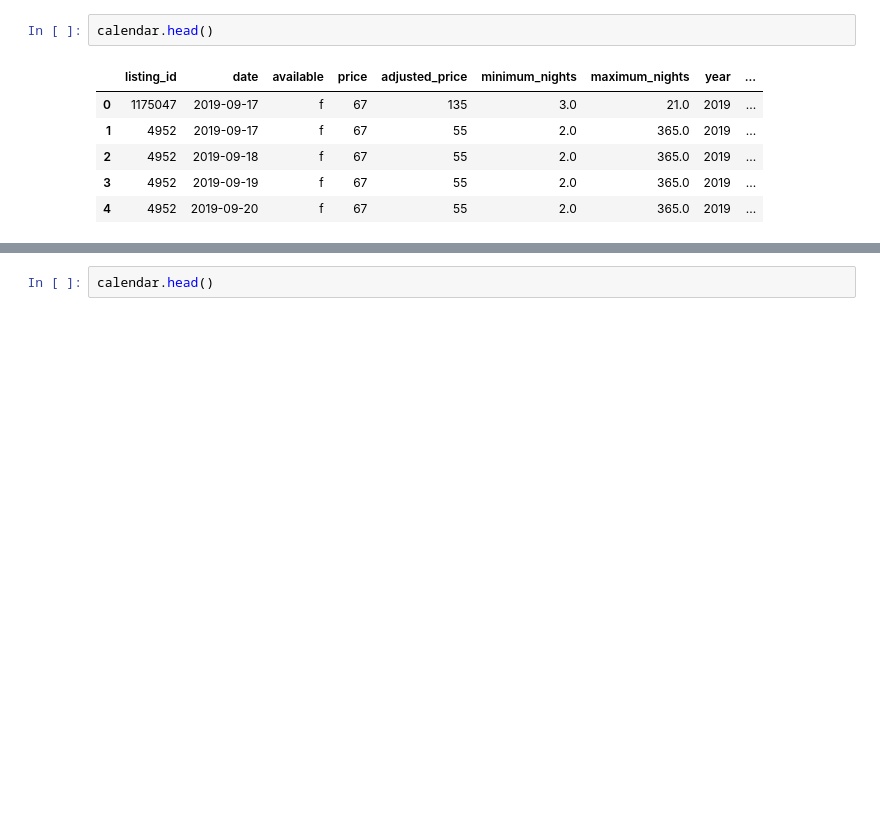
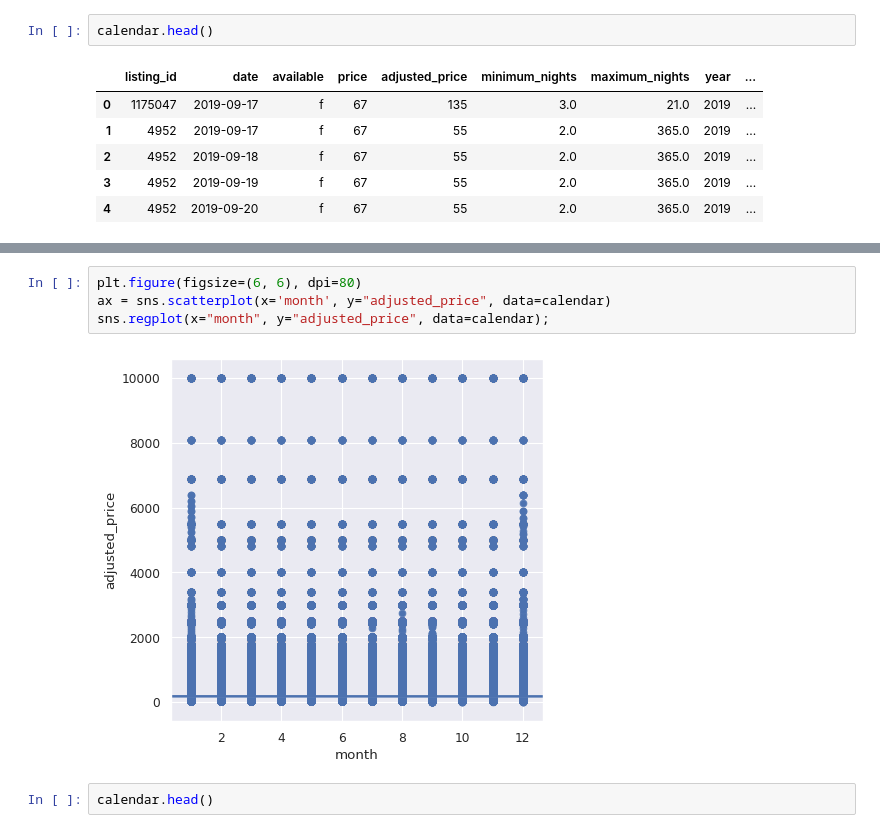
Before and after one commit to nikibhatt/DS-Unit-2-Applied-Modeling, a Jupyter notebook: NB_project2_Final.ipynb, the cells around one changed output, grey strips where cells are left out. Cells and saved outputs as stored; diff of their text form; blank space fills up the shorter version.

```diff
--- a/NB_project2_Final.ipynb
+++ b/NB_project2_Final.ipynb
@@ -248,3 +256,9 @@ sns.regplot(x="dayofweek", y="adjusted_price", data=calendar);
+# %%
+plt.figure(figsize=(6, 6), dpi=80)
+ax = sns.scatterplot(x='month', y="adjusted_price", data=calendar)
+sns.regplot(x="month", y="adjusted_price", data=calendar);
+# %% [output]
+[figure, added]
 # %%
 calendar.head()
 # %% [output]
```
Also changed, not shown: parts of 8 cells of this notebook.
